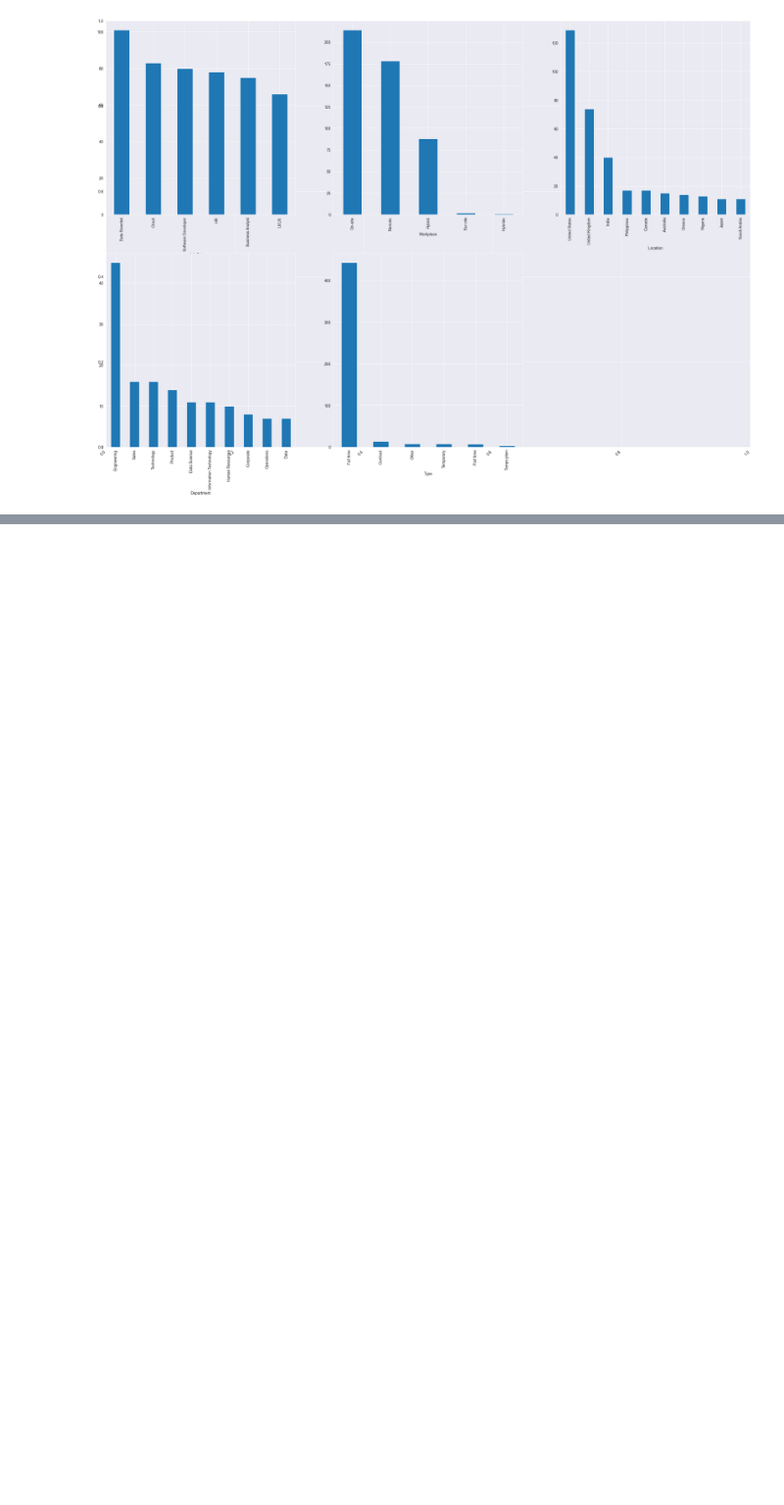
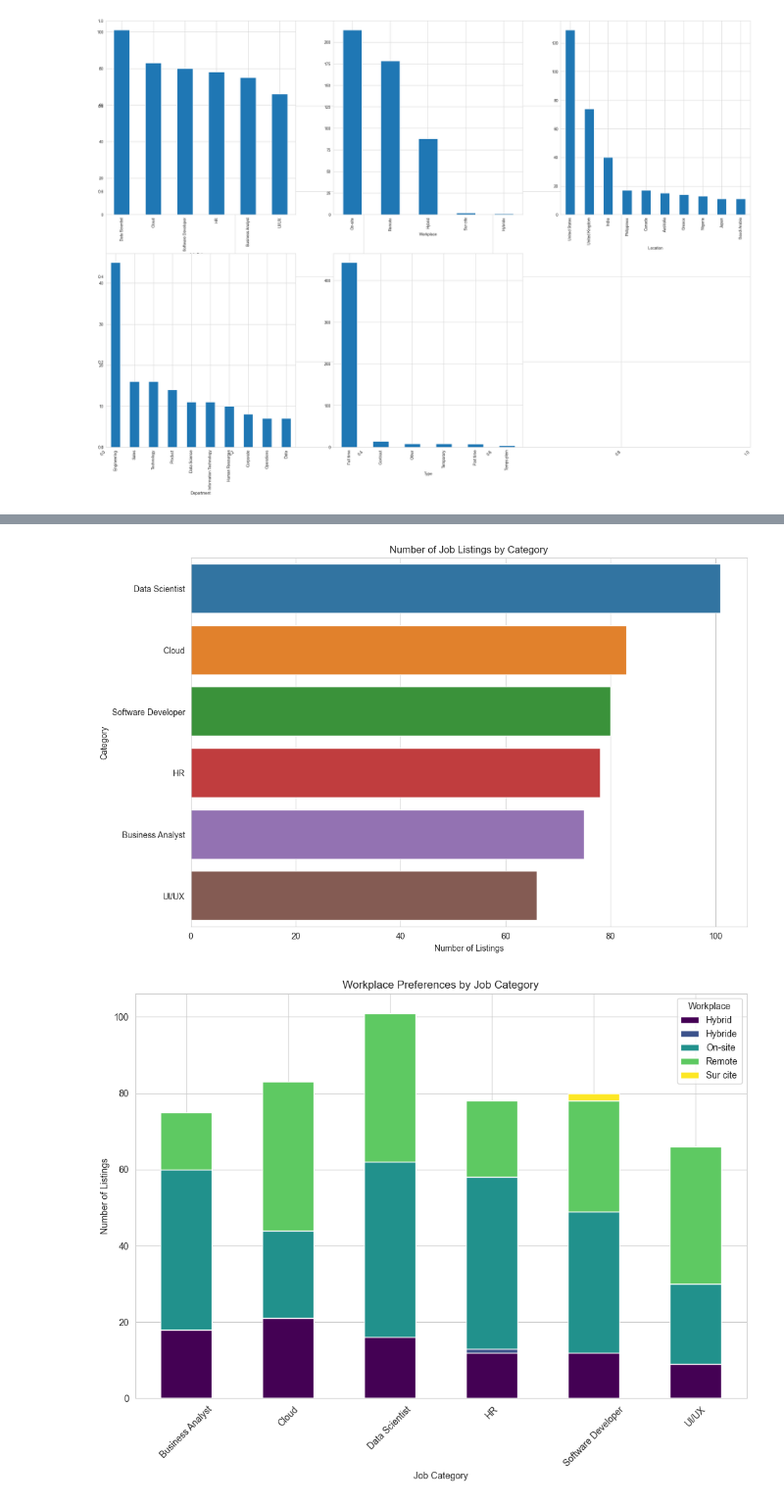
Before and after one commit to phuongnguyenpn/Data, a Jupyter notebook: JobPosting/main.ipynb, the cells around one changed output, grey strips where cells are left out. Shown at 98% size. Saved outputs shown, nothing was run; the diff lists cells and outputs as text; code cells hidden in the pictures; blank space fills up the shorter version.

```diff
--- a/JobPosting/main.ipynb
+++ b/JobPosting/main.ipynb
@@ -155,0 +169,23 @@ plt.show()
+# %%
+# Category Comparison Visualization
+
+plt.figure(figsize=(12, 8))
+sns.countplot(y='Category', data=data, order=data['Category'].value_counts().index, palette='tab10')
+plt.title('Number of Job Listings by Category')
+plt.xlabel('Number of Listings')
+plt.ylabel('Category')
+plt.show()
+
+# Workplace Preference Comparison Visualization
+# We'll aggregate the data to see the distribution of workplace preferences across categories
+workplace_preference = data.groupby(['Category', 'Workplace']).size().unstack().fillna(0)
+workplace_preference.plot(kind='bar', stacked=True, figsize=(12, 8), colormap='viridis')
+plt.title('Workplace Preferences by Job Category')
+plt.xlabel('Job Category')
+plt.ylabel('Number of Listings')
+plt.xticks(rotation=45)
+plt.legend(title='Workplace')
+plt.show()
+# %% [output]
+[figure, added]
+[figure, added]
```
Also changed, not shown: parts of 5 cells of this notebook.
